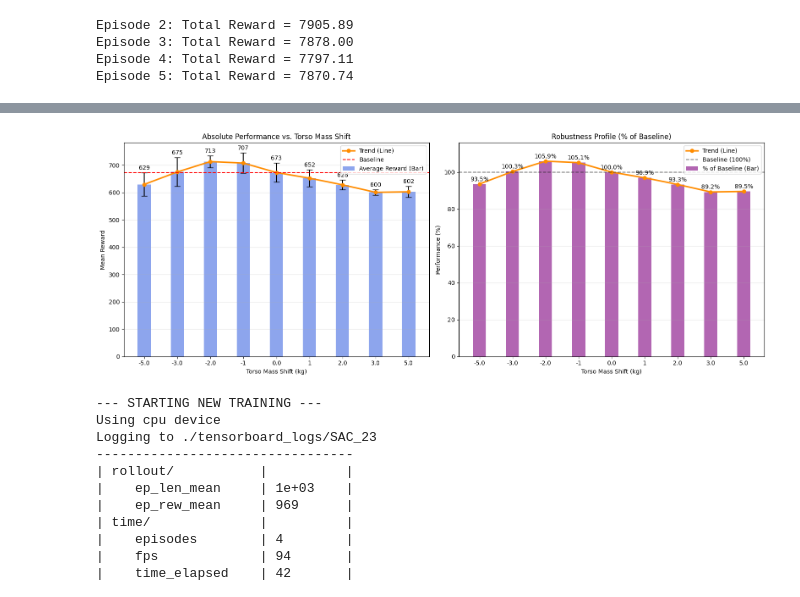
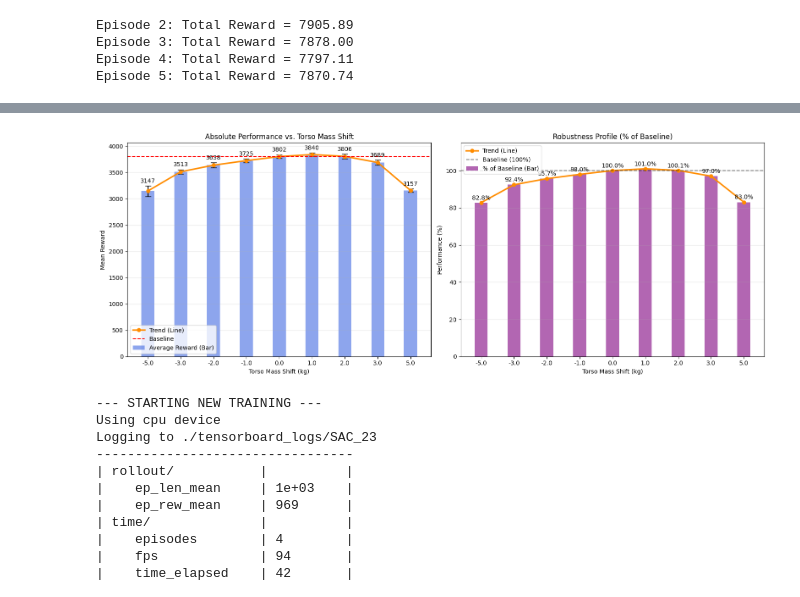
Before and after one commit to alessandro-benvenuti/doraemon-sim2real, a Jupyter notebook: notebooks/halfcheetah_experiments.ipynb, the cells around one changed output, grey strips where cells are left out. Drawn from its saved outputs; the diff is of its cells as text; code cells hidden in the pictures.

Commit message:
fix: graphs

```diff
--- a/notebooks/halfcheetah_experiments.ipynb
+++ b/notebooks/halfcheetah_experiments.ipynb
@@ -168,25 +168,32 @@ from gymnasium.envs.registration import register
 from stable_baselines3 import SAC
 from stable_baselines3.common.vec_env import DummyVecEnv, VecNormalize
 from stable_baselines3.common.evaluation import evaluate_policy
+import os
 
-# --- 1. CARICAMENTO MODELLO ---
-print("Caricamento modello da ./results/halfcheetah/udr/final_model.zip ...")
-model = SAC.load("C:\\Users\\irene\\OneDrive - Politecnico di Torino\\02_robot_learning\\project\\project-extension-bartolini_benvenuti\\results\\halfcheetah\\udr\\final_model.zip", device="cpu")
+# --- 1. CONFIGURAZIONE PATH ---
+# Definisci i path una volta sola all'inizio
+BASE_RESULTS_PATH = "C:\\Users\\irene\\OneDrive - Politecnico di Torino\\02_robot_learning\\project\\project-extension-bartolini_benvenuti\\results\\halfcheetah\\udr"
+model_path = os.path.join(BASE_RESULTS_PATH, "final_model.zip")
+norm_path = os.path.join(BASE_RESULTS_PATH, "final_vecnormalize.pkl")
 
-# --- 2. REGISTRAZIONE ENVIRONMENT ---
+# --- 2. CARICAMENTO MODELLO ---
+print(f"Caricamento modello da: {model_path}")
+model = SAC.load(model_path, device="cpu")
+
+# --- 3. REGISTRAZIONE ENVIRONMENT ---
 try:
     register(
         id="CustomHalfCheetah-shift-v0",
         entry_point=CustomHalfCheetah,
-        max_episode_steps=500,
+        max_episode_steps=500,  # PORTATO A 1000 per coerenza
         kwargs={"domain": "shift", "mass_shift": 0.0}
     )
     print("Environment 'CustomHalfCheetah-shift-v0' registrato correttamente.")
-except gym.error.Error:
+except:
     pass
 
-# --- 3. CONFIGURAZIONE ---
-mass_shifts = [-5.0, -3.0, -2.0, -1, 0.0, 1, 2.0, 3.0, 5.0]
+# --- 4. CONFIGURAZIONE VALUTAZIONE ---
+mass_shifts = [-5.0, -3.0, -2.0, -1.0, 0.0, 1.0, 2.0, 3.0, 5.0]
 n_eval_episodes = 20
 results_mean = []
 results_std = []
@@ -194,43 +201,30 @@ results_std = []
 print(f"\nAvvio valutazione robustezza su {len(mass_shifts)} configurazioni...")
 print("-" * 60)
 
-# --- 4. LOOP DI VALUTAZIONE ---
+# --- 5. LOOP DI VALUTAZIONE ---
 for shift in mass_shifts:
-    env = gym.make("CustomHalfCheetah-shift-v0", mass_shift=shift)
-    env = DummyVecEnv([lambda: env])
+    # Creazione ambiente base con lo shift specifico
+    raw_env = gym.make("CustomHalfCheetah-shift-v0", mass_shift=shift)
 
-    # Caricamento normalizzazione (se presente)
-    try:
+    # Debug immediato della massa reale
+    actual_mass = raw_env.unwrapped.model.body_mass[1]
+
+    # Vettorizzazione (necessaria per VecNormalize)
+    env = DummyVecEnv([lambda: raw_env])
+
+    # CARICAMENTO UNICO DELLA NORMALIZZAZIONE
+    if os.path.exists(norm_path):
         env = VecNormalize.load(norm_path, env)
         env.training = False
+        env.norm_obs = True     # <--- FONDAMENTALE per non avere reward a 600
         env.norm_reward = False
-    except:
-        pass
+    else:
+        print(f"ATTENZIONE: Statistiche non trovate in {norm_path}")
 
-    # --- NUOVO DEBUG CORRETTO ---
-    # 1. Accedi al primo ambiente del vettore (DummyVecEnv)
-    # 2. Accedi all'ambiente reale (unwrapped) dentro quel vettore
-    unwrapped_env = env.envs[0].unwrapped
+    print(f"\n[DEBUG] Shift richiesto: {shift:+.1f} kg | MASSA REALE: {actual_mass:.4f} kg")
 
-    try:
-        # MuJoCo access
-        actual_mass = unwrapped_env.model.body_mass[1]
-        body_name = unwrapped_env.model.body(1).name
-
-        print(f"\n[DEBUG] Shift richiesto: {shift:+.1f} kg")
-        print(f"[DEBUG] Nome corpo indice 1: {body_name}")
-        print(f"[DEBUG] MASSA REALE NEL SIMULATORE: {actual_mass:.4f} kg")
-    except AttributeError:
-        print(f"\n[DEBUG] Errore: Impossibile accedere a .model. Assicurati che l'env sia basato su MuJoCo.")
-    norm_path = f"C:\\Users\\irene\\OneDrive - Politecnico di Torino\\02_robot_learning\\project\\project-extension-bartolini_benvenuti\\results\\halfcheetah\\udr\\final_vecnormalize.pkl"
-    try:
-        env = VecNormalize.load(norm_path, env)
-        env.training = False
-        env.norm_reward = False
-    except FileNotFoundError:
-        pass
-
-    episode_rewards, episode_lengths = evaluate_policy(
+    # Valutazione
+    episode_rewards, _ = evaluate_policy(
         model,
         env,
         n_eval_episodes=n_eval_episodes,
@@ -247,10 +241,9 @@ for shift in mass_shifts:
 
     env.close()
 
-# --- 5. PLOTTING (BARRE + CURVA) ---
+# --- 6. PREPARAZIONE DATI PER PLOT ---
 results_mean = np.array(results_mean)
 results_std = np.array(results_std)
-
 if 0.0 in mass_shifts:
     baseline_idx = mass_shifts.index(0.0)
     baseline_reward = results_mean[baseline_idx]
@@ -332,4 +325,4 @@ Shift +5.0 kg | Reward:   602.22 +/-  19.66
-[figure, old version]
+[figure, new version]
 # %%
 
 HALF_CHEETAH_CONFIG_DORAEMON = {
```
Also changed, not shown: parts of 2 cells of this notebook.
